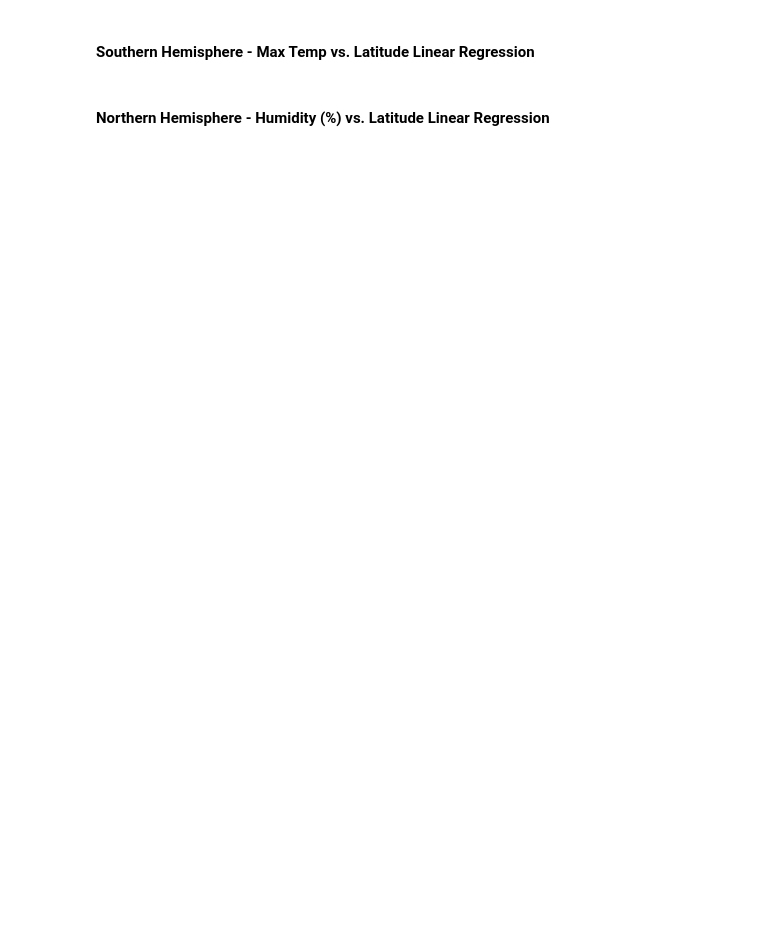
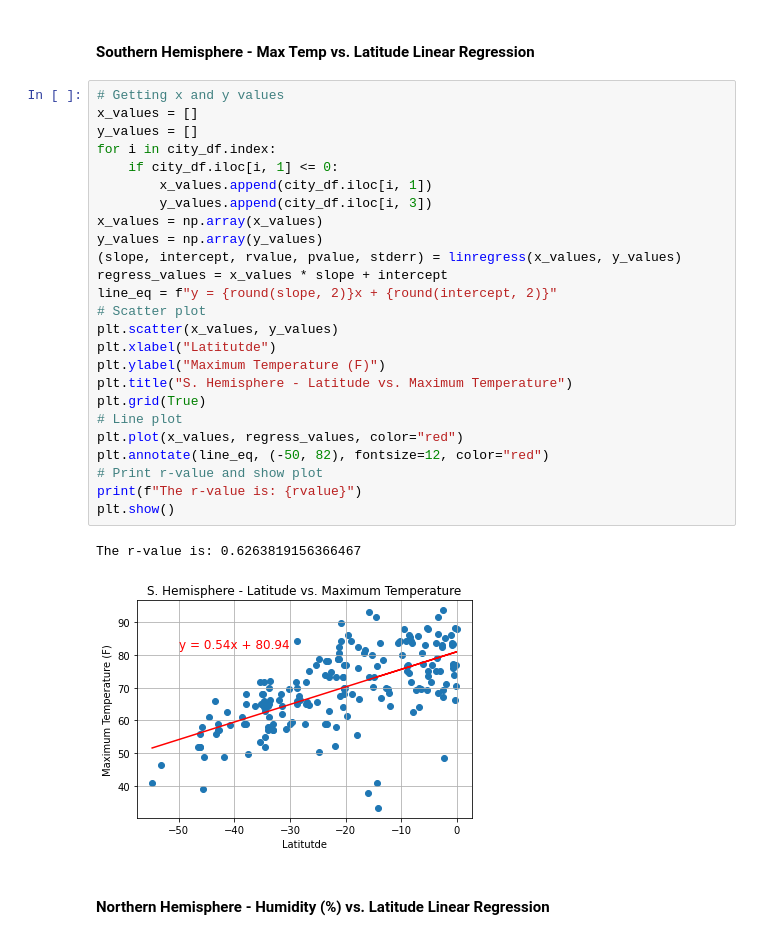
Before and after one commit to m36418o/python-api-challenge, a Jupyter notebook: WeatherPy/WeatherPy.ipynb, the cells around one changed output. Saved outputs shown, nothing was run; the diff lists cells and outputs as text; blank space fills up the shorter version.

```diff
--- a/WeatherPy/WeatherPy.ipynb
+++ b/WeatherPy/WeatherPy.ipynb
@@ -217,4 +247,32 @@ plt.show()
 # %% [markdown]
 ####  Southern Hemisphere - Max Temp vs. Latitude Linear Regression
+# %%
+# Getting x and y values
+x_values = []
+y_values = []
+for i in city_df.index:
+    if city_df.iloc[i, 1] <= 0:
+        x_values.append(city_df.iloc[i, 1])
+        y_values.append(city_df.iloc[i, 3])
+x_values = np.array(x_values)
+y_values = np.array(y_values)
+(slope, intercept, rvalue, pvalue, stderr) = linregress(x_values, y_values)
+regress_values = x_values * slope + intercept
+line_eq = f"y = {round(slope, 2)}x + {round(intercept, 2)}"
+# Scatter plot
+plt.scatter(x_values, y_values)
+plt.xlabel("Latitutde")
+plt.ylabel("Maximum Temperature (F)")
+plt.title("S. Hemisphere - Latitude vs. Maximum Temperature")
+plt.grid(True)
+# Line plot
+plt.plot(x_values, regress_values, color="red")
+plt.annotate(line_eq, (-50, 82), fontsize=12, color="red")
+# Print r-value and show plot
+print(f"The r-value is: {rvalue}")
+plt.show()
+# %% [output]
+The r-value is: 0.6263819156366467
+[figure, added]
 # %% [markdown]
 ####  Northern Hemisphere - Humidity (%) vs. Latitude Linear Regression
```
Also changed, not shown: parts of 8 cells of this notebook.
